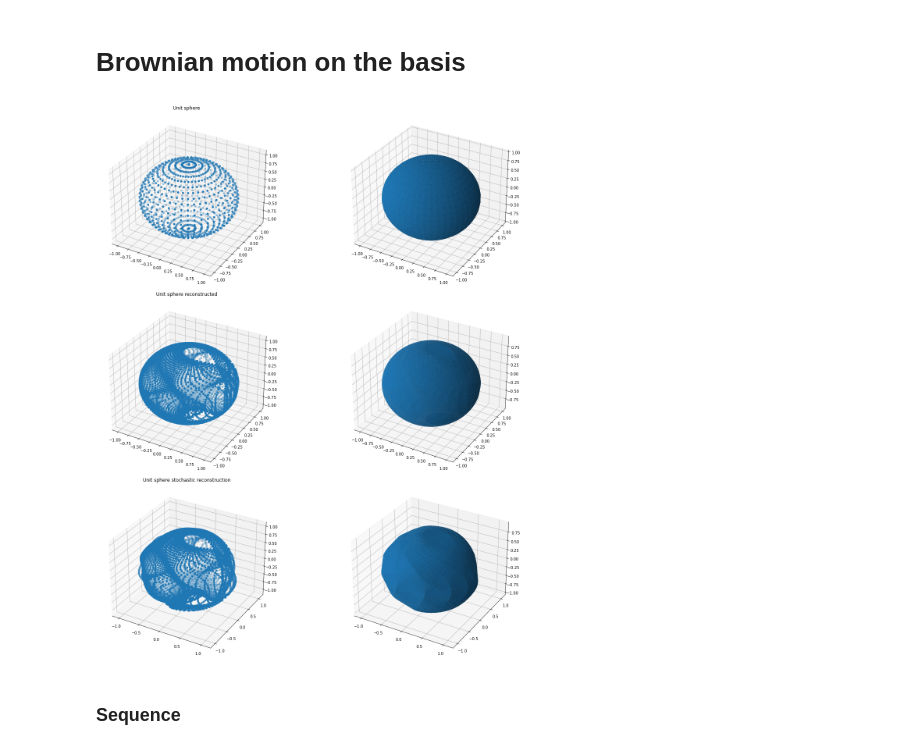
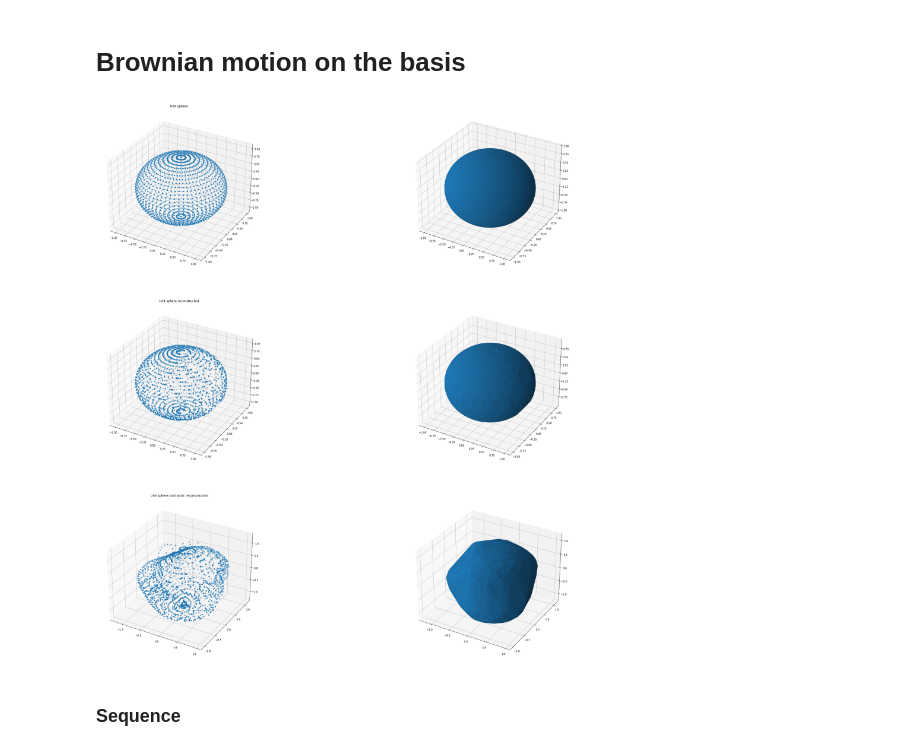
Before and after one commit to tbesnier/bm-shapes, a Jupyter notebook: examples/Spherical harmonic decompostion.ipynb, the cells around one changed output. Drawn from its saved outputs; the diff is of its cells as text; code cells hidden in the pictures.

```diff
--- a/examples/Spherical harmonic decompostion.ipynb
+++ b/examples/Spherical harmonic decompostion.ipynb
@@ -180,0 +210,8 @@ class SphHarmBasis():
+# %%
+sphere = tri.creation.uv_sphere(count=[64, 64])
+x, y ,z = sphere.vertices[:,0], sphere.vertices[:,1], sphere.vertices[:,2]
+(r, theta, phi) = pyssht.cart_to_spherical(x, y, z)
+
+y = np.array([integrand(0, t) for t in theta])
+f = lambda t: integrand(0, t)
+y - f(theta)
@@ -240,7 +308,7 @@ def my_sphere_function_theta(theta, phi):
 def my_sphere_function_phi(theta, phi):
     return phi
 # %%
-sphere = tri.creation.uv_sphere(count=[24, 24])
+sphere = tri.creation.uv_sphere(count=[32, 32])
 x, y ,z = np.array(sphere.vertices[:,0]), np.array(sphere.vertices[:,1]), np.array(sphere.vertices[:,2])
 (r, theta, phi) = pyssht.cart_to_spherical(x, y, z)
 # %%
@@ -308,13 +372,22 @@ def my_sphere_function_theta(theta, phi):
 def my_sphere_function_phi(theta, phi):
     return phi
 
-N = 64
+N = 32
 sphere = tri.creation.uv_sphere(count=[N, N])
 x, y ,z = np.array(sphere.vertices[:,0]), np.array(sphere.vertices[:,1]), np.array(sphere.vertices[:,2])
 (r, theta, phi) = pyssht.cart_to_spherical(x, y, z)
 # %%
-n = 50
+n = 400 ## NEED TO BE A SQUARE NUMBER
 my_basis = SphHarmBasis(n_coeffs=n)
+x = np.linspace(0, np.max((n,N)), np.max((n,N)))
+lambdas = np.where(abs(x)<=16, 1, 0)
+Q = np.diag(lambdas) #covariance operator
+#Q = np.eye(n)
+t = 0.01
+
+f_actual_r = my_sphere_function_r(theta,phi)
+f_actual_theta = my_sphere_function_theta(theta,phi)
+f_actual_phi = my_sphere_function_phi(theta,phi)
 
 my_coeffs_r = my_basis.sph_harm_transform(my_sphere_function_r)
 my_coeffs_theta = my_basis.sph_harm_transform(my_sphere_function_theta)
@@ -328,10 +401,9 @@ f_recons_r = my_reconstr_function_r(theta,phi)
 f_recons_theta = my_reconstr_function_theta(theta,phi)
 f_recons_phi = my_reconstr_function_phi(theta,phi)
 
-Q = np.eye(N)
-my_reconstr_stoch_r = my_basis.sph_harm_reconstruct_random(my_coeffs_r, Q, 0.0002)
-my_reconstr_stoch_theta = my_basis.sph_harm_reconstruct_random(my_coeffs_theta, Q, 0.0002)
-my_reconstr_stoch_phi = my_basis.sph_harm_reconstruct_random(my_coeffs_phi, Q, 0.0002)
+my_reconstr_stoch_r = my_basis.sph_harm_reconstruct_random(my_coeffs_r, Q, t)
+my_reconstr_stoch_theta = my_basis.sph_harm_reconstruct_random(my_coeffs_theta, Q, t)
+my_reconstr_stoch_phi = my_basis.sph_harm_reconstruct_random(my_coeffs_phi, Q, t)
 
 f_stoch_r = my_reconstr_stoch_r(theta,phi)
 f_stoch_theta = my_reconstr_stoch_theta(theta,phi)
@@ -345,32 +417,31 @@ mesh_recons = tri.convex.convex_hull(np.array([x_coord_recons, y_coord_recons, z
 (x_coord_stoch, y_coord_stoch, z_coord_stoch) = pyssht.spherical_to_cart(f_stoch_r, f_stoch_theta, f_stoch_phi)
 mesh_stoch = tri.convex.convex_hull(np.array([x_coord_stoch, y_coord_stoch, z_coord_stoch]).T)
 # %%
-fig = plt.figure(figsize=(20,20))
+fig = plt.figure(figsize=(40,40))
 ax1 = fig.add_subplot(321, projection='3d')
 ax1.scatter(x_coord, y_coord, z_coord)
 ax1.set_title("Unit sphere")
 
 ax2 = fig.add_subplot(322, projection='3d')
-ax2.plot_trisurf(mesh.vertices[:, 0], mesh.vertices[:,1], triangles=mesh.faces, Z=mesh.vertices[:,2])
+ax2.plot_trisurf(sphere.vertices[:, 0], sphere.vertices[:,1], triangles=sphere.faces, Z=sphere.vertices[:,2])
 
 ax3 = fig.add_subplot(323, projection='3d')
 ax3.scatter(x_coord_recons, y_coord_recons, z_coord_recons)
 ax3.set_title("Unit sphere reconstructed")
 
 ax4 = fig.add_subplot(324, projection='3d')
 ax4.plot_trisurf(mesh_recons.vertices[:, 0], mesh_recons.vertices[:,1], triangles=mesh_recons.faces, Z=mesh_recons.vertices[:,2])
 
 ax5 = fig.add_subplot(325, projection='3d')
 ax5.scatter(x_coord_stoch, y_coord_stoch, z_coord_stoch)
 ax5.set_title("Unit sphere stochastic reconstruction")
 
 ax6 = fig.add_subplot(326, projection='3d')
 ax6.plot_trisurf(mesh_stoch.vertices[:, 0], mesh_stoch.vertices[:,1], triangles=mesh_stoch.faces, Z=mesh_stoch.vertices[:,2])
 
-plt.tight_layout()
 plt.show()
 # %% [output]
-[figure, old version]
+[figure, new version]
 # %% [markdown]
 ### Sequence
 # %%
```
Also changed, not shown: parts of 41 cells of this notebook, 10 other files.
